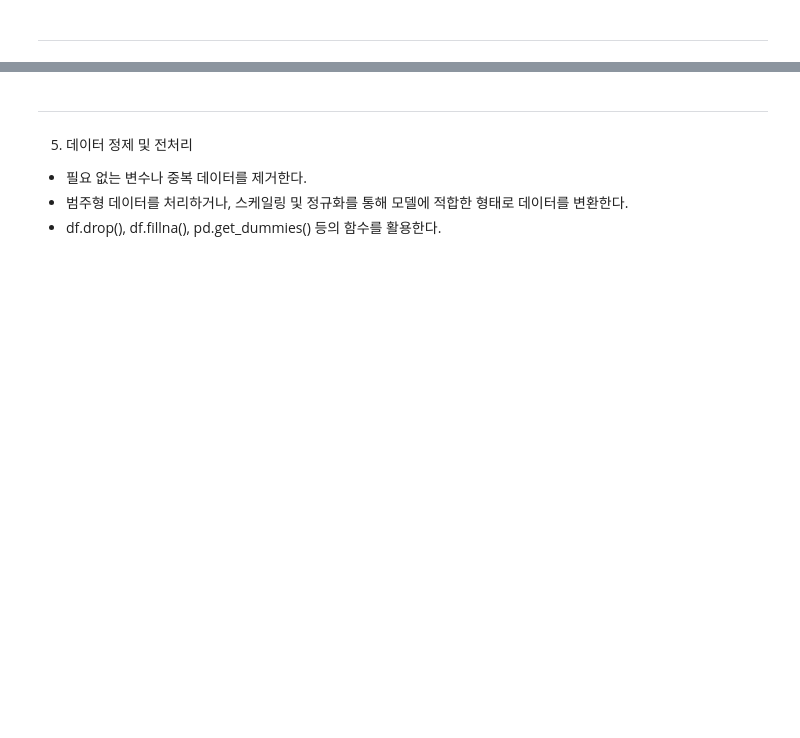
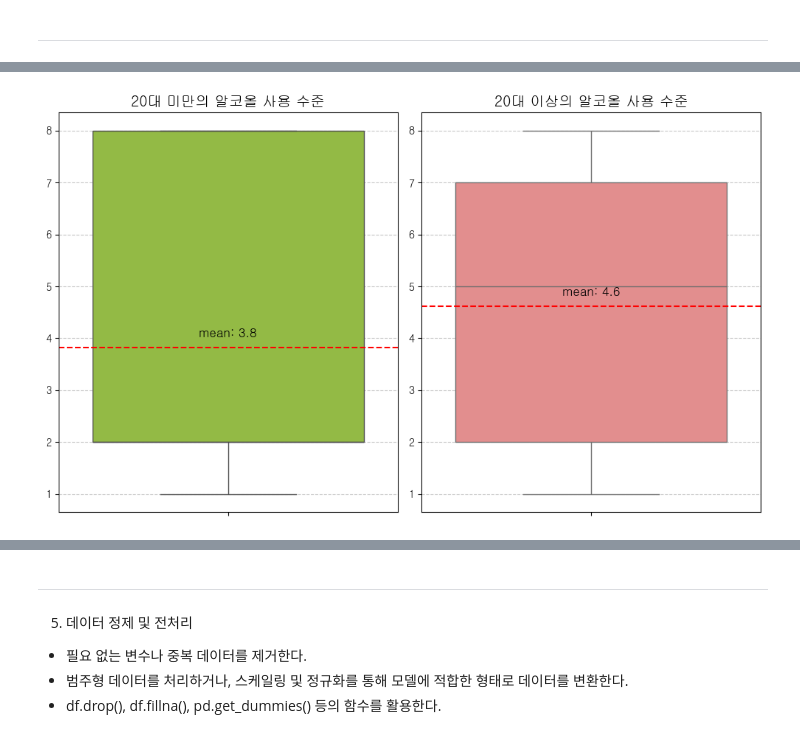
Before and after one commit to encore-SKN11/ML-3Team, a Jupyter notebook: hyg/lung_cancer.ipynb, the cells around one changed output, grey strips where cells are left out. Cells and saved outputs as stored; diff of their text form; code cells hidden in the pictures; blank space fills up the shorter version.

```diff
--- a/hyg/lung_cancer.ipynb
+++ b/hyg/lung_cancer.ipynb
@@ -235,0 +280,3 @@ plt.show()
+# %%
+under_20_df = df[df['Age']<20]
+over_20_df = df[df['Age']>=20]
@@ -235,0 +303,34 @@ plt.show()
+# %%
+# 20대 미만과 20대 이상의 알코올 사용 수준 -> 크게 차이 안남
+
+plt.figure(figsize=(10, 6))
+
+# 첫 번째 서브플롯: 20대 미만의 알코올 사용 수준
+plt.subplot(1, 2, 1)  # 1행 2열, 첫 번째 그래프
+sns.boxplot(y=under_20_df['Alcohol use'], color='yellowgreen')
+alcohol_use_mean_under_20 = under_20_df['Alcohol use'].mean()
+plt.axhline(alcohol_use_mean_under_20, color='red', linestyle='--', linewidth=1.5)
+plt.text(0, alcohol_use_mean_under_20 + 0.2, f"mean: {alcohol_use_mean_under_20:.1f}", ha='center', color='black', fontsize=12)
+
+plt.title("20대 미만의 알코올 사용 수준", fontsize=14, fontweight='bold')
+plt.ylabel("", fontsize=12)
+plt.grid(axis='y', linestyle='--', alpha=0.7)
+
+# 두 번째 서브플롯: 20대 이상의 알코올 사용 수준
+plt.subplot(1, 2, 2)  # 1행 2열, 두 번째 그래프
+sns.boxplot(y=over_20_df['Alcohol use'], color='lightcoral')
+alcohol_use_mean_over_20 = over_20_df['Alcohol use'].mean()
+plt.axhline(alcohol_use_mean_over_20, color='red', linestyle='--', linewidth=1.5)
+plt.text(0, alcohol_use_mean_over_20 + 0.2, f"mean: {alcohol_use_mean_over_20:.1f}", ha='center', color='black', fontsize=12)
+
+plt.title("20대 이상의 알코올 사용 수준", fontsize=14, fontweight='bold')
+plt.ylabel("", fontsize=12)
+plt.grid(axis='y', linestyle='--', alpha=0.7)
+
+# 그래프 레이아웃 조정
+plt.tight_layout()
+
+# 그래프 표시
+plt.show()
+# %% [output]
+[figure, added]
```
Also changed, not shown: parts of 12 cells of this notebook.
